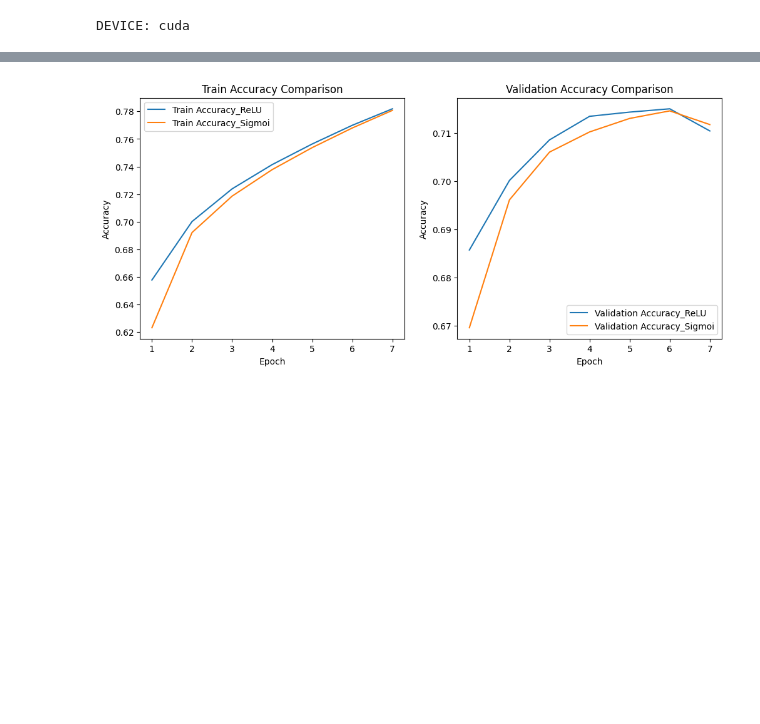
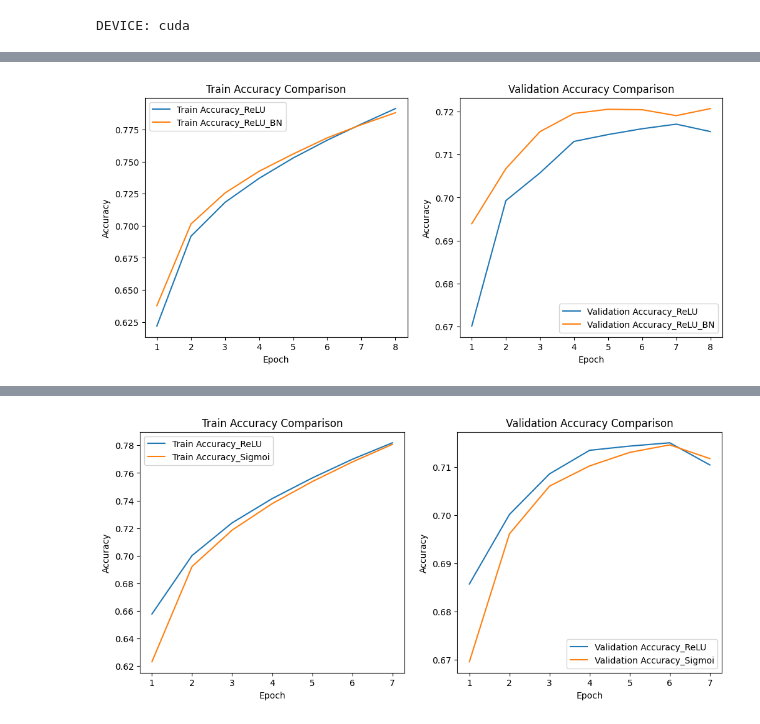
Before and after one commit to andy5209/ML2021hw, a Jupyter notebook: HW02/HW02-1.ipynb, the cells around one changed output, grey strips where cells are left out. Drawn from its saved outputs; the diff is of its cells as text; code cells hidden in the pictures; blank space fills up the shorter version.

```diff
--- a/HW02/HW02-1.ipynb
+++ b/HW02/HW02-1.ipynb
@@ -233,9 +240,11 @@ model_path = './model.ckpt'
 # create model, define a loss function, and optimizer
 model = Classifier_ReLU().to(device)
 model_Sigmoi = Classifier_Sigmoi().to(device)
+model_ReLU_BN = Classifier_ReLU_BN().to(device)
 criterion = nn.CrossEntropyLoss()
 optimizer = torch.optim.Adam(model.parameters(), lr=learning_rate)
 optimizer_Sigmoi = torch.optim.Adam(model_Sigmoi.parameters(), lr=learning_rate)
+optimizer_ReLU_BN = torch.optim.Adam(model_ReLU_BN.parameters(), lr=learning_rate)
 # %% [output]
 DEVICE: cuda
 # %%
@@ -405,0 +415,15 @@ Best validation loss: 0.8816660287538999
+# %%
+#ReLU_BN
+results = train_model(
+    num_epoch, train_loader, val_loader, train_set, val_set,
+    model_ReLU_BN, optimizer_ReLU_BN, criterion, device, model_path
+)
+
+Train_Acc_ReLU_BN = results["Train_Acc"]
+Train_loss_ReLU_BN = results["Train_loss"]
+Val_Acc_ReLU_BN = results["Val_Acc"]
+Val_loss_ReLU_BN = results["Val_loss"]
+
+
+print("Best validation accuracy:", results["best_acc"]/len(val_set))
+print("Best validation loss:", results["best_loss"])
@@ -405,0 +450,64 @@ Best validation loss: 0.8816660287538999
+# %%
+# 比較ReLU、_ReLU_BN
+# Find the minimum length of the two lists
+min_len = min(len(Train_Acc_ReLU), len(Train_Acc_ReLU_BN))
+
+# Slice all lists to the minimum length
+epochs = list(range(1, min_len + 1))
+Train_Acc_ReLU = Train_Acc_ReLU[:min_len]
+Train_loss_ReLU = Train_loss_ReLU[:min_len]
+Val_Acc_ReLU = Val_Acc_ReLU[:min_len]
+Val_loss_ReLU = Val_loss_ReLU[:min_len]
+Train_Acc_ReLU_BN = Train_Acc_ReLU_BN[:min_len]
+Train_loss_ReLU_BN = Train_loss_ReLU_BN[:min_len]
+Val_Acc_ReLU_BN = Val_Acc_ReLU_BN[:min_len]
+Val_loss_ReLU_BN = Val_loss_ReLU_BN[:min_len]
+
+# 畫圖
+import matplotlib.pyplot as plt # Import matplotlib.pyplot
+
+plt.figure(figsize=(12, 5))
+
+# 準確率圖
+plt.subplot(1, 2, 1)
+plt.plot(epochs, Train_Acc_ReLU, label='Train Accuracy_ReLU') # Use Train_Acc
+plt.plot(epochs, Train_Acc_ReLU_BN, label='Train Accuracy_ReLU_BN') # Use Val_Acc
+plt.xlabel('Epoch')
+plt.ylabel('Accuracy')
+plt.title('Train Accuracy Comparison')
+plt.legend()
+
+# 驗證集準確率圖
+plt.subplot(1, 2, 2)
+plt.plot(epochs, Val_Acc_ReLU, label='Validation Accuracy_ReLU') # Use Val_loss
+plt.plot(epochs, Val_Acc_ReLU_BN, label='Validation Accuracy_ReLU_BN') # Use Train_loss
+plt.xlabel('Epoch')
+plt.ylabel('Accuracy')
+plt.title('Validation Accuracy Comparison')
+plt.legend()
+
+# Create a new figure for loss plots to avoid overlapping
+plt.figure(figsize=(12, 5))
+
+# 訓練集損失圖
+plt.subplot(1, 2, 1)
+plt.plot(epochs, Train_loss_ReLU, label='Train Loss_ReLU') # Use Train_loss
+plt.plot(epochs, Train_loss_ReLU_BN, label='Train Loss_ReLU_BN') # Use Val_loss
+plt.xlabel('Epoch')
+plt.ylabel('Loss')
+plt.title('Train Loss Comparison')
+plt.legend()
+
+# 驗證集損失圖
+plt.subplot(1, 2, 2)
+plt.plot(epochs, Val_loss_ReLU, label='Validation Loss_ReLU') # Use Train_loss
+plt.plot(epochs, Val_loss_ReLU_BN, label='Validation Loss_ReLU_BN') # Use Val_loss
+plt.xlabel('Epoch')
+plt.ylabel('Loss')
+plt.title('Validation Loss Comparison')
+plt.legend()
+
+plt.tight_layout()
+plt.show()
+# %% [output]
+[figure, added]
```
Also changed, not shown: parts of 8 cells of this notebook.
